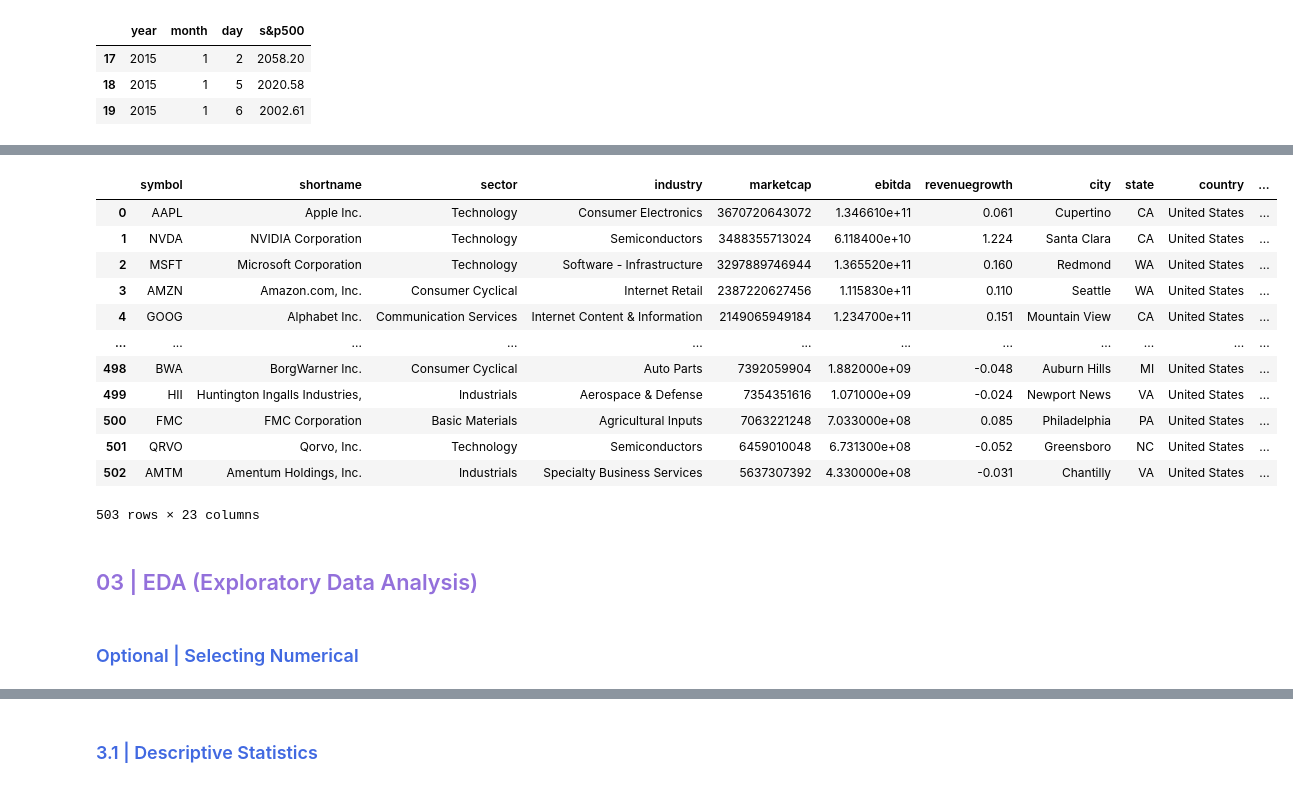
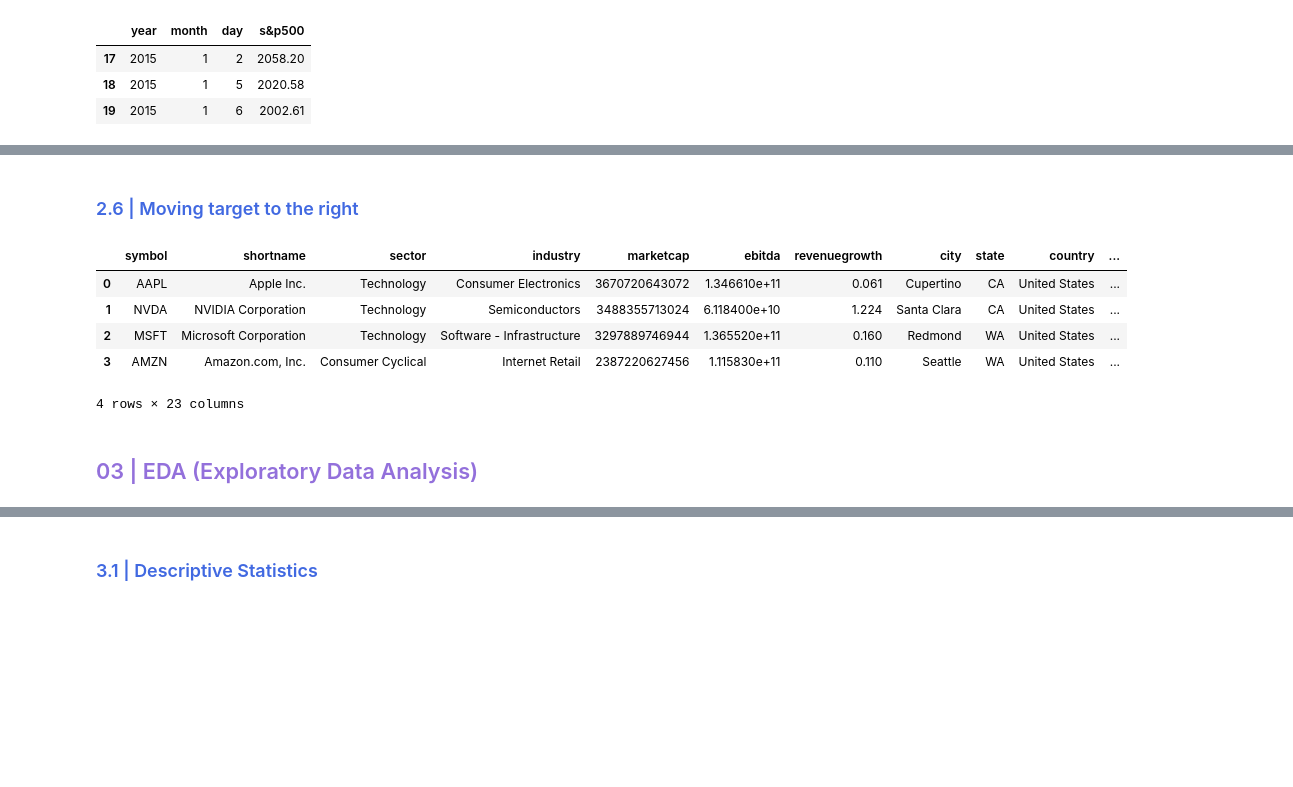
Before and after one commit to marsalmorera/stock-analysis, a Jupyter notebook: stock-analysis.ipynb, the cells around one changed output, grey strips where cells are left out. Drawn from its saved outputs; the diff is of its cells as text; code cells hidden in the pictures; blank space fills up the shorter version.

```diff
--- a/stock-analysis.ipynb
+++ b/stock-analysis.ipynb
@@ -371,6 +324,8 @@ definitive
 # %%
 definitive = definitive.rename(columns={2015: 'ar_2015',2016:'ar_2016',2017: 'ar_2017',
                                           2018:'ar_2018', 2019: 'ar_2019',2020: 'ar_2020', 2021: 'ar_2021', 2022:'ar_2022', 2023:'ar_2023',2024: 'ar_2024'})
+# %% [markdown]
+<h3 style="color: #4169E1;"> 2.6 | Moving target to the right </h3>
 # %%
 #Dropping Columns: Exchange, longname, longbusinesssumary.
 cols = ['symbol', 'shortname','sector','industry',
@@ -380,22 +335,13 @@ cols = ['symbol', 'shortname','sector','industry',
 # %%
 definitive = definitive[cols]
 # %%
-definitive
+definitive.head(4)
 # %% [output]
 |  | symbol | shortname | sector | industry | marketcap | ebitda | revenuegrowth | city | state | country | ... |
 | 0 | AAPL | Apple Inc. | Technology | Consumer Electronics | 3670720643072 | 1.346610e+11 | 0.061 | Cupertino | CA | United States | ... |
 | 1 | NVDA | NVIDIA Corporation | Technology | Semiconductors | 3488355713024 | 6.118400e+10 | 1.224 | Santa Clara | CA | United States | ... |
 | 2 | MSFT | Microsoft Corporation | Technology | Software - Infrastructure | 3297889746944 | 1.365520e+11 | 0.160 | Redmond | WA | United States | ... |
 | 3 | AMZN | Amazon.com, Inc. | Consumer Cyclical | Internet Retail | 2387220627456 | 1.115830e+11 | 0.110 | Seattle | WA | United States | ... |
-| 4 | GOOG | Alphabet Inc. | Communication Services | Internet Content & Information | 2149065949184 | 1.234700e+11 | 0.151 | Mountain View | CA | United States | ... |
-| ... | ... | ... | ... | ... | ... | ... | ... | ... | ... | ... | ... |
-| 498 | BWA | BorgWarner Inc. | Consumer Cyclical | Auto Parts | 7392059904 | 1.882000e+09 | -0.048 | Auburn Hills | MI | United States | ... |
-| 499 | HII | Huntington Ingalls Industries, | Industrials | Aerospace & Defense | 7354351616 | 1.071000e+09 | -0.024 | Newport News | VA | United States | ... |
-| 500 | FMC | FMC Corporation | Basic Materials | Agricultural Inputs | 7063221248 | 7.033000e+08 | 0.085 | Philadelphia | PA | United States | ... |
-| 501 | QRVO | Qorvo, Inc. | Technology | Semiconductors | 6459010048 | 6.731300e+08 | -0.052 | Greensboro | NC | United States | ... |
-| 502 | AMTM | Amentum Holdings, Inc. | Industrials | Specialty Business Services | 5637307392 | 4.330000e+08 | -0.031 | Chantilly | VA | United States | ... |
-503 rows × 23 columns
+4 rows × 23 columns
 # %% [markdown]
 # <h2 style="color: #9370DB;"> 03 | EDA (Exploratory Data Analysis) </h2>
-# %% [markdown]
-<h3 style="color: #4169E1;"> Optional | Selecting Numerical </h3>
```
Also changed, not shown: parts of 54 cells of this notebook.
